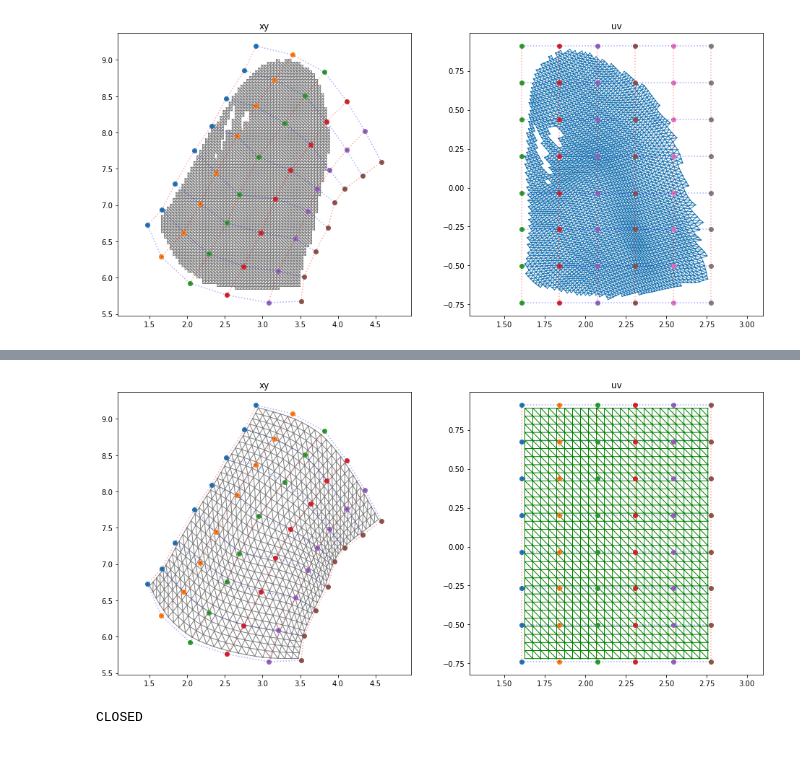
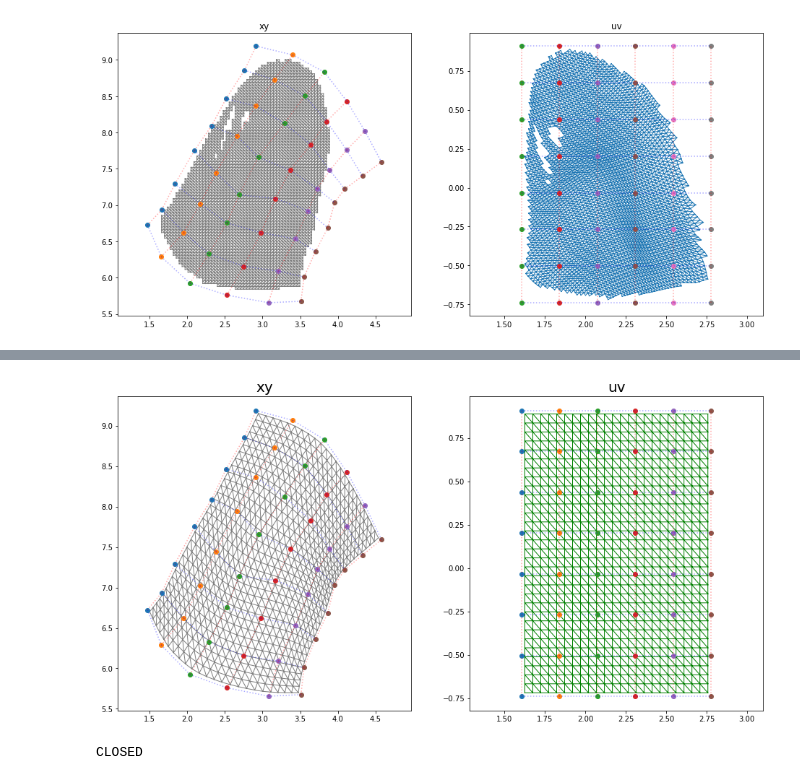
Before and after one commit to stnoh/InverseFFD, a Jupyter notebook: InverseFFD_ver6.ipynb, the cells around one changed output, grey strips where cells are left out. Saved outputs shown, nothing was run; the diff lists cells and outputs as text; code cells hidden in the pictures.

```diff
--- a/InverseFFD_ver6.ipynb
+++ b/InverseFFD_ver6.ipynb
@@ -500,0 +482,19 @@ elapsed time: 8.086386 [sec]
+# %%
+## solve Least-Squares problem
+from datetime import datetime
+from scipy.sparse.linalg import lsqr, lsmr
+from scipy.linalg import lstsq
+
+print("try to solve least squares problem ...")
+
+start = datetime.now()
+
+## [SPEED ISSUE] convert to COO/CSC/CSR before solving it
+#P_tilde, isstop, itn, r1norm = lsqr(B_tilde.tocoo(), x_tilde)[:4] ## use [Paige & Saunders, TOMS1982]
+P_tilde, isstop, itn, r1norm = lsmr(B_tilde.tocoo(), x_tilde)[:4] ## use [Fong & Saunders, SISC2011] better than lsqr
+#P_tilde, isstop, itn, r1norm = lstsq(B_tilde.todense(), x_tilde)[:4]
+
+end = datetime.now()
+
+print(isstop, itn)
+print("elapsed time: {0} [sec]".format( (end-start).total_seconds() ))
@@ -789,13 +792,16 @@ RecomputeFFD() ## compute the initial FFD values
 import matplotlib.pyplot as plt
 %matplotlib inline
 
-fig, (ax1, ax2) = plt.subplots(1, 2, figsize=(16,7.2))
+fig, (ax1, ax2) = plt.subplots(1, 2, figsize=(16,8))
 
 ########################################
 ## XY space
 ########################################
 ax1.set_xlim([x_min_vis,x_max_vis])
 ax1.set_ylim([y_min_vis,y_max_vis])
+
+#ax1.triplot(x[:,0], x[:,1], tri, linewidth=1, color='blue')
+#ax1.triplot(new_x[:,0], new_x[:,1], tri, linewidth=1, color='red')
 
 ax1.triplot(new_x[:,0], new_x[:,1], new_tri, linewidth=1, color='gray')
 
@@ -805,33 +811,33 @@ ax1.plot(P_ix, P_jy, 'o')
 ## draw lines
 for j in range(P_ix.shape[0]):
     for i in range(P_ix.shape[1]-1):
         ax1.plot([P_ix[j,i], P_ix[j,i+1]], [P_jy[j,i], P_jy[j,i+1]], color='blue', alpha=.33, linestyle=':')
 
 for i in range(P_ix.shape[1]):
     for j in range(P_ix.shape[0]-1):
         ax1.plot([P_ix[j,i], P_ix[j+1,i]], [P_jy[j,i], P_jy[j+1,i]], color='red', alpha=.33, linestyle=':')
 
-ax1.set_title('xy')
+ax1.set_title('xy').set_fontsize(20)
 
 ########################################
 ## UV space
 ########################################
 ax2.set_xlim([u_min_vis, u_max_vis])
 ax2.set_ylim([v_min_vis, v_max_vis])
 
 ax2.triplot(new_u[:,0], new_u[:,1], new_tri, linewidth=1, color='green')
 
 ## grid points
 ax2.plot(B_ix, B_jy, 'o')
 
 ## draw lines between grid points
 for Bx in B_i:
     ax2.plot([Bx, Bx], [B_j[0], B_j[-1]], color='red', alpha=.33, linestyle=':')
 for By in B_j:
     ax2.plot([B_i[0], B_i[-1]], [By, By], color='blue', alpha=.33, linestyle=':')
 
-ax2.set_title('uv')
+ax2.set_title('uv').set_fontsize(20)
 
 plt.show()
 # %% [output]
-[figure, old version]
+[figure, new version]
```
Also changed, not shown: parts of 14 cells of this notebook.
